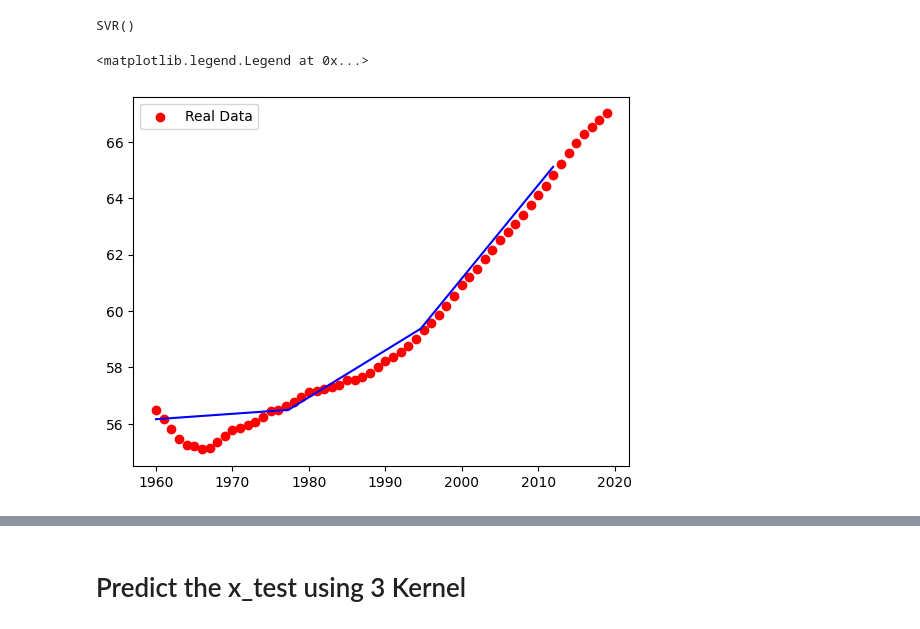
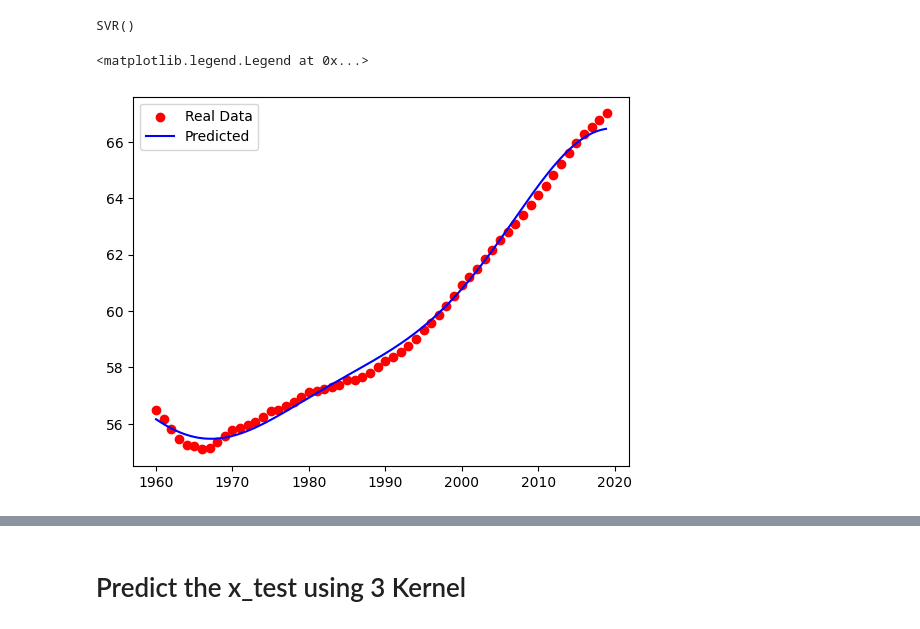
Before and after one commit to RutvikBhagiya/Sem-6, a Jupyter notebook: MLDL/Lab5_Blank/Lab5 (DL)_Blank.ipynb, the cells around one changed output, grey strips where cells are left out. Cells and saved outputs as stored; diff of their text form; code cells hidden in the pictures.

```diff
--- a/MLDL/Lab5_Blank/Lab5 (DL)_Blank.ipynb
+++ b/MLDL/Lab5_Blank/Lab5 (DL)_Blank.ipynb
@@ -131,15 +131,15 @@ model_rbf.fit(X_train, y_train.ravel())
 # %% [output]
 SVR()
 # %%
-X_grid = np.arange(min(X_test), max(X_test), 1)
+X_grid = np.arange(min(x_scaled), max(x_scaled), 0.01)
 X_grid = X_grid.reshape((len(X_grid)),1)
 
 plt.scatter(x, y, color='red', label='Real Data')
 
 plt.plot(sc_x.inverse_transform(X_grid),
         sc_y.inverse_transform(model_rbf.predict(X_grid).reshape(-1,1)),
-        color = 'blue')
+        color = 'blue', label="Predicted")
 plt.legend()
 # %% [output]
 <matplotlib.legend.Legend at 0x...>
-[figure, old version]
+[figure, new version]
```
Also changed, not shown: parts of 8 cells of this notebook.
